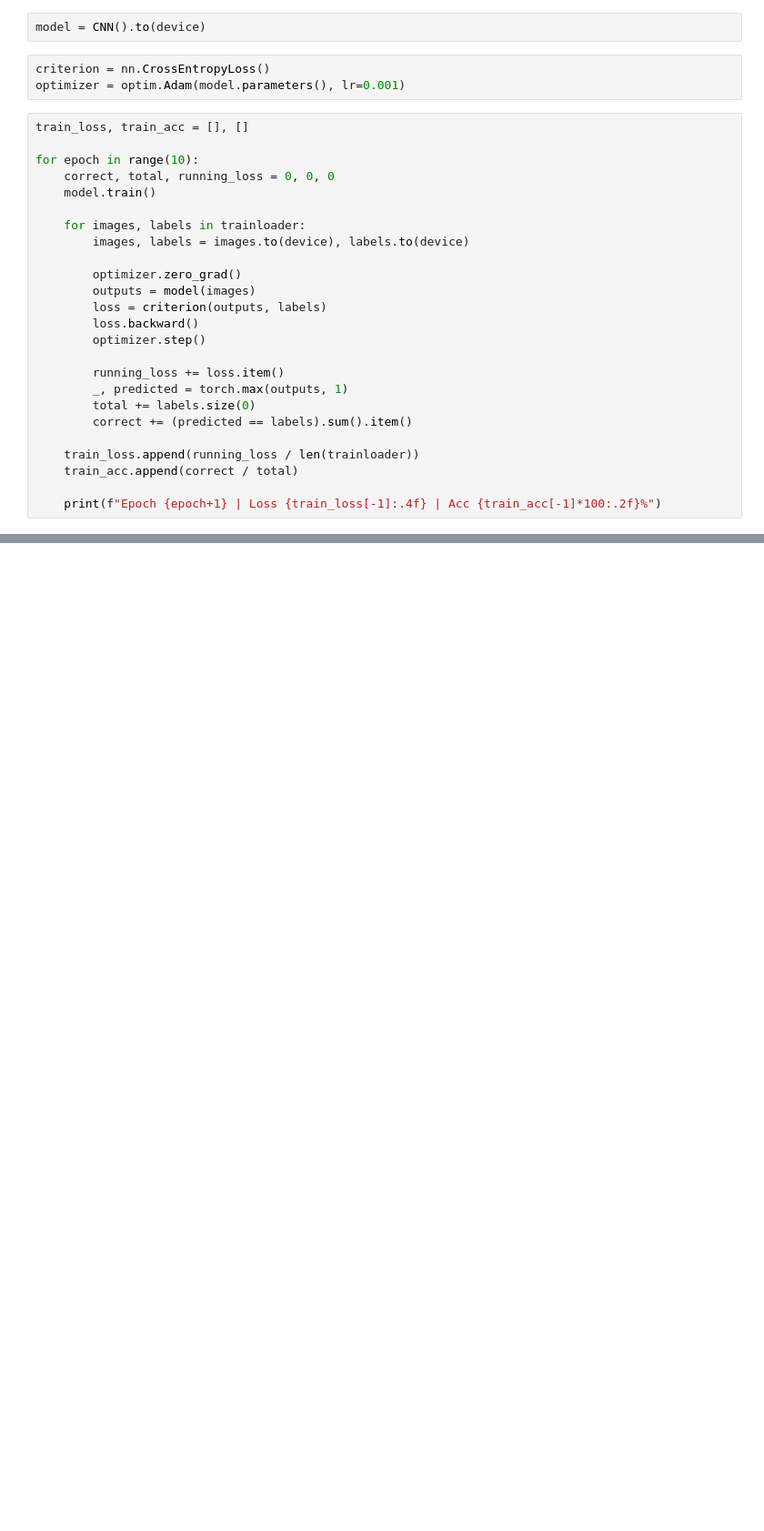
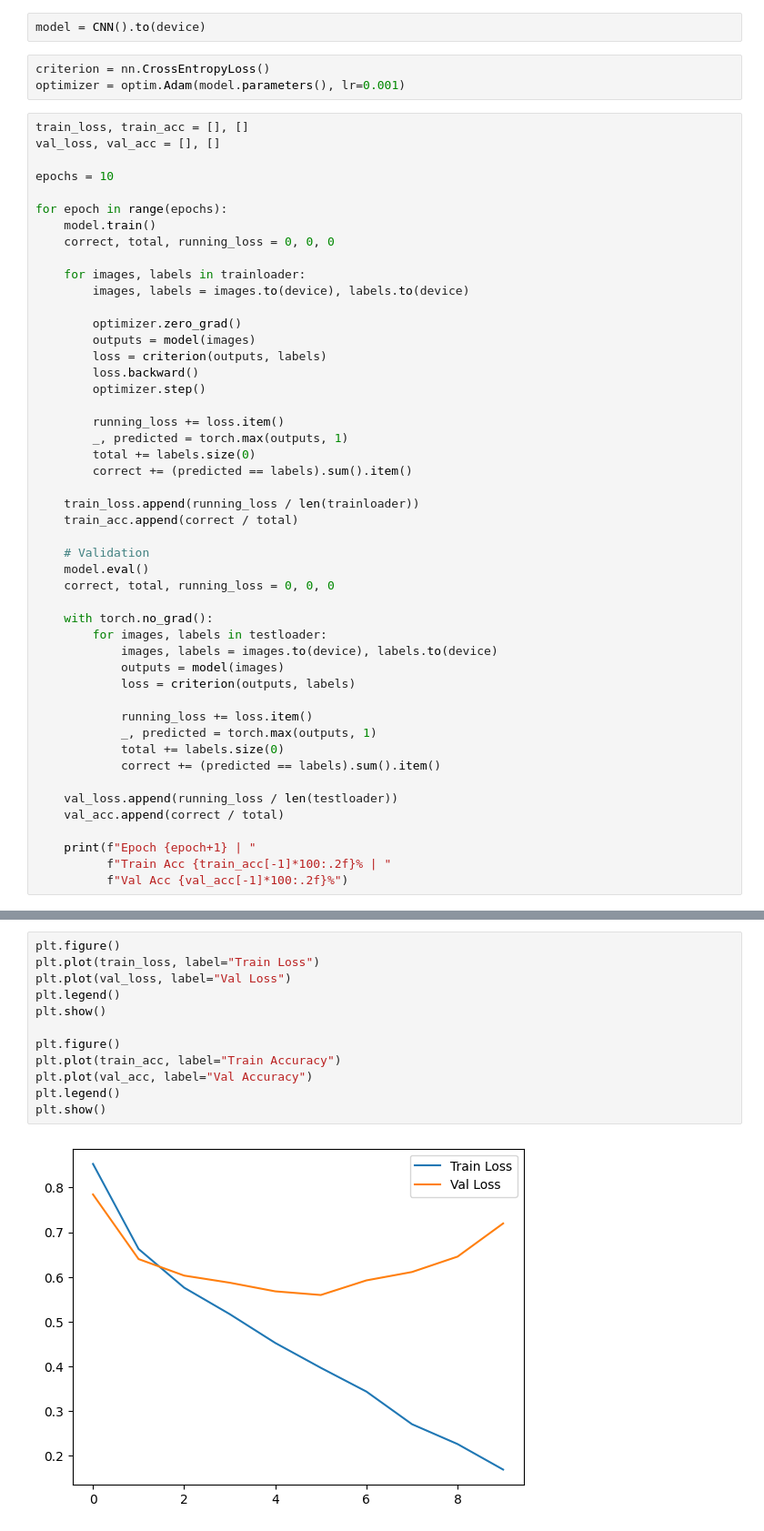
Before and after one commit to mitra369/210112-CN_CIFAR10, a Jupyter notebook: 210112_CN_CIFAR10.ipynb, the cells around one changed output, grey strips where cells are left out. Shown at 91% size. Saved outputs shown, nothing was run; the diff lists cells and outputs as text; blank space fills up the shorter version.

```diff
--- a/210112_CN_CIFAR10.ipynb
+++ b/210112_CN_CIFAR10.ipynb
@@ -68,10 +87,13 @@ criterion = nn.CrossEntropyLoss()
 optimizer = optim.Adam(model.parameters(), lr=0.001)
 # %%
 train_loss, train_acc = [], []
+val_loss, val_acc = [], []
 
-for epoch in range(10):
+epochs = 10
+
+for epoch in range(epochs):
+    model.train()
     correct, total, running_loss = 0, 0, 0
-    model.train()
 
     for images, labels in trainloader:
         images, labels = images.to(device), labels.to(device)
@@ -90,4 +112,24 @@ for epoch in range(10):
     train_loss.append(running_loss / len(trainloader))
     train_acc.append(correct / total)
 
-    print(f"Epoch {epoch+1} | Loss {train_loss[-1]:.4f} | Acc {train_acc[-1]*100:.2f}%")
+    # Validation
+    model.eval()
+    correct, total, running_loss = 0, 0, 0
+
+    with torch.no_grad():
+        for images, labels in testloader:
+            images, labels = images.to(device), labels.to(device)
+            outputs = model(images)
+            loss = criterion(outputs, labels)
+
+            running_loss += loss.item()
+            _, predicted = torch.max(outputs, 1)
+            total += labels.size(0)
+            correct += (predicted == labels).sum().item()
+
+    val_loss.append(running_loss / len(testloader))
+    val_acc.append(correct / total)
+
+    print(f"Epoch {epoch+1} | "
+          f"Train Acc {train_acc[-1]*100:.2f}% | "
+          f"Val Acc {val_acc[-1]*100:.2f}%")
@@ -95,0 +149,14 @@ torch.save(model.state_dict(), "model/210112.pth")
+# %%
+plt.figure()
+plt.plot(train_loss, label="Train Loss")
+plt.plot(val_loss, label="Val Loss")
+plt.legend()
+plt.show()
+
+plt.figure()
+plt.plot(train_acc, label="Train Accuracy")
+plt.plot(val_acc, label="Val Accuracy")
+plt.legend()
+plt.show()
+# %% [output]
+[figure, added]
```
Also changed, not shown: parts of 16 cells of this notebook.
